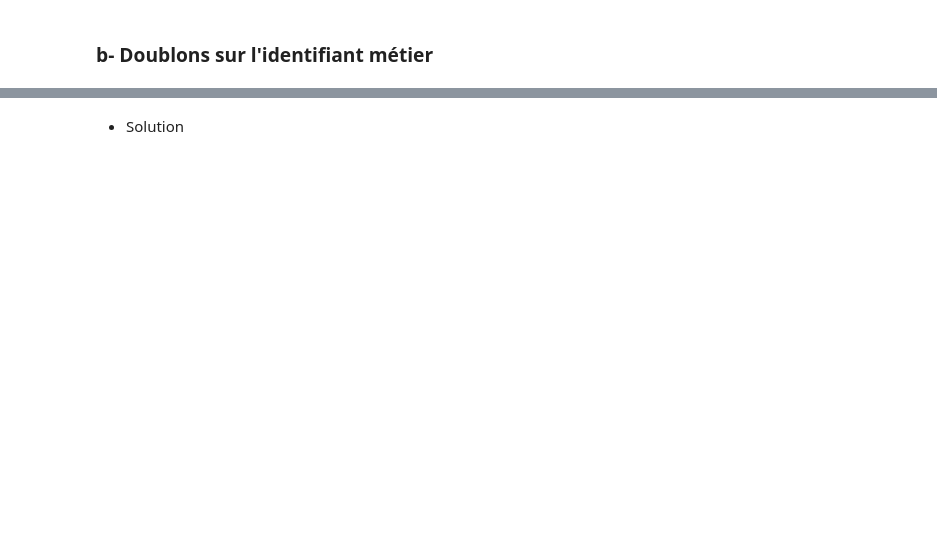
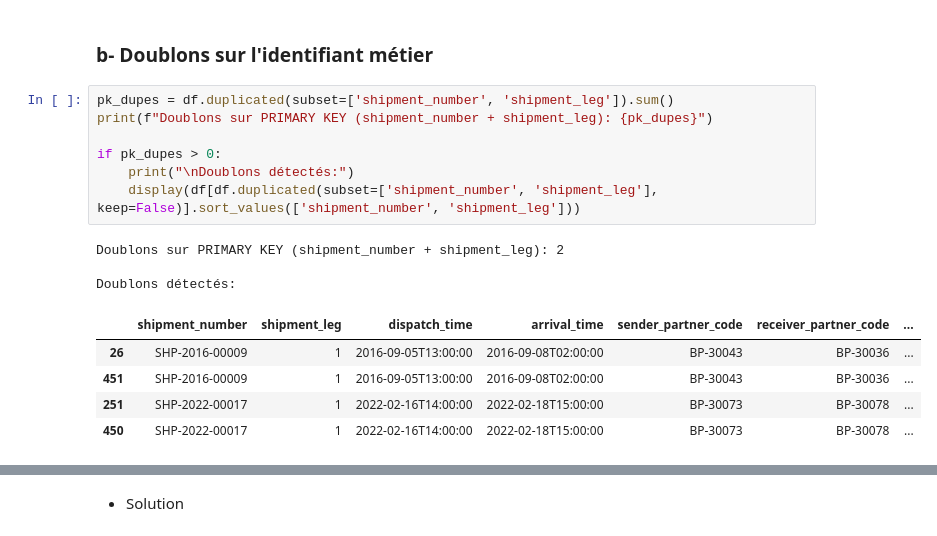
Before and after one commit to HananeDjouadi/G05-DataMining-2627, a Jupyter notebook: data/logistics/shipments.ipynb, the cells around one changed output, grey strips where cells are left out. Drawn from its saved outputs; the diff is of its cells as text; blank space fills up the shorter version.

Commit message:
shipments:doublon, val manquante, format incoherent

```diff
--- a/data/logistics/shipments.ipynb
+++ b/data/logistics/shipments.ipynb
@@ -47,4 +73,20 @@ display(df[df.duplicated(keep=False)].sort_values('shipment_number'))
 # %% [markdown]
 ### b- Doublons sur l'identifiant métier
+# %%
+pk_dupes = df.duplicated(subset=['shipment_number', 'shipment_leg']).sum()
+print(f"Doublons sur PRIMARY KEY (shipment_number + shipment_leg): {pk_dupes}")
+
+if pk_dupes > 0:
+    print("\nDoublons détectés:")
+    display(df[df.duplicated(subset=['shipment_number', 'shipment_leg'], keep=False)].sort_values(['shipment_number', 'shipment_leg']))
+# %% [output]
+Doublons sur PRIMARY KEY (shipment_number + shipment_leg): 2
+
+Doublons détectés:
+|  | shipment_number | shipment_leg | dispatch_time | arrival_time | sender_partner_code | receiver_partner_code | ... |
+| 26 | SHP-2016-00009 | 1 | 2016-09-05T13:00:00 | 2016-09-08T02:00:00 | BP-30043 | BP-30036 | ... |
+| 451 | SHP-2016-00009 | 1 | 2016-09-05T13:00:00 | 2016-09-08T02:00:00 | BP-30043 | BP-30036 | ... |
+| 251 | SHP-2022-00017 | 1 | 2022-02-16T14:00:00 | 2022-02-18T15:00:00 | BP-30073 | BP-30078 | ... |
+| 450 | SHP-2022-00017 | 1 | 2022-02-16T14:00:00 | 2022-02-18T15:00:00 | BP-30073 | BP-30078 | ... |
 # %%
 print("shipment_number dupliqués :", df['shipment_number'].duplicated().sum())
```
Also changed, not shown: parts of 70 cells of this notebook, 1 other file.
